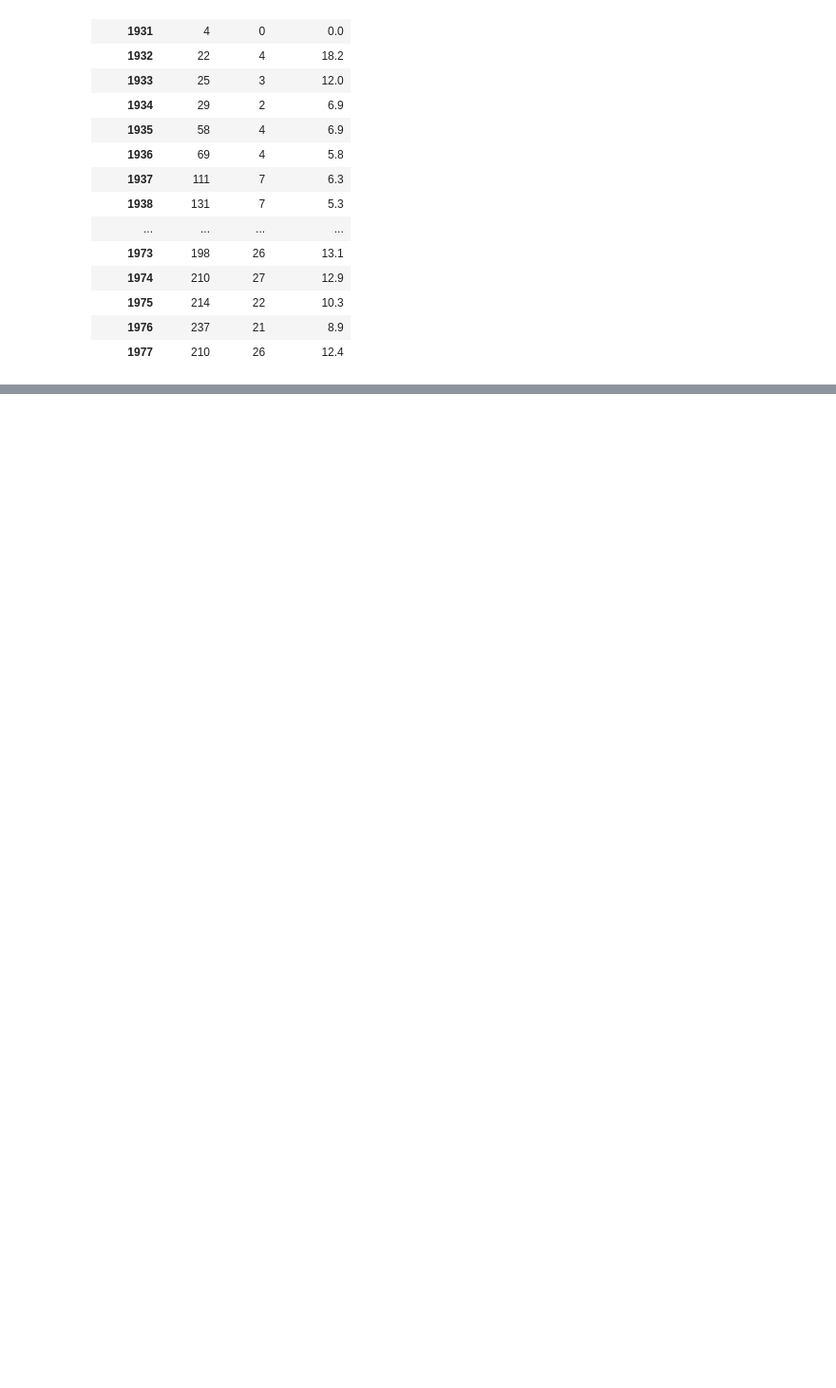
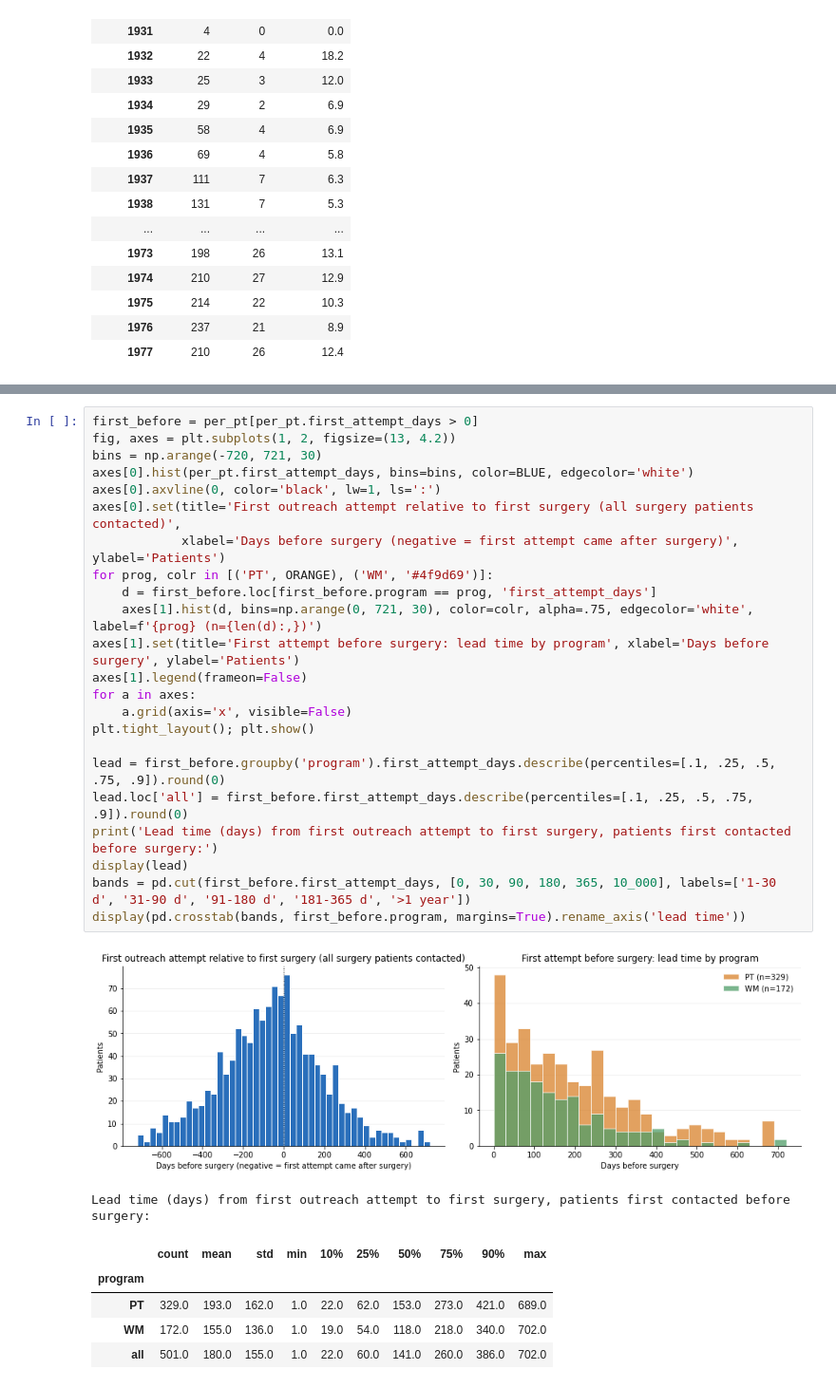
Before and after one commit to MSBradshaw/Meridian, a Jupyter notebook: notebooks/meridian_eda.ipynb, the cells around one changed output, grey strips where cells are left out. Shown at 95% size. Saved outputs shown, nothing was run; the diff lists cells and outputs as text; blank space fills up the shorter version.

```diff
--- a/notebooks/meridian_eda.ipynb
+++ b/notebooks/meridian_eda.ipynb
@@ -770,0 +813,31 @@ by_year.round(1)
+# %%
+first_before = per_pt[per_pt.first_attempt_days > 0]
+fig, axes = plt.subplots(1, 2, figsize=(13, 4.2))
+bins = np.arange(-720, 721, 30)
+axes[0].hist(per_pt.first_attempt_days, bins=bins, color=BLUE, edgecolor='white')
+axes[0].axvline(0, color='black', lw=1, ls=':')
+axes[0].set(title='First outreach attempt relative to first surgery (all surgery patients contacted)',
+            xlabel='Days before surgery (negative = first attempt came after surgery)', ylabel='Patients')
+for prog, colr in [('PT', ORANGE), ('WM', '#4f9d69')]:
+    d = first_before.loc[first_before.program == prog, 'first_attempt_days']
+    axes[1].hist(d, bins=np.arange(0, 721, 30), color=colr, alpha=.75, edgecolor='white', label=f'{prog} (n={len(d):,})')
+axes[1].set(title='First attempt before surgery: lead time by program', xlabel='Days before surgery', ylabel='Patients')
+axes[1].legend(frameon=False)
+for a in axes:
+    a.grid(axis='x', visible=False)
+plt.tight_layout(); plt.show()
+
+lead = first_before.groupby('program').first_attempt_days.describe(percentiles=[.1, .25, .5, .75, .9]).round(0)
+lead.loc['all'] = first_before.first_attempt_days.describe(percentiles=[.1, .25, .5, .75, .9]).round(0)
+print('Lead time (days) from first outreach attempt to first surgery, patients first contacted before surgery:')
+display(lead)
+bands = pd.cut(first_before.first_attempt_days, [0, 30, 90, 180, 365, 10_000], labels=['1-30 d', '31-90 d', '91-180 d', '181-365 d', '>1 year'])
+display(pd.crosstab(bands, first_before.program, margins=True).rename_axis('lead time'))
+# %% [output]
+[figure, added]
+Lead time (days) from first outreach attempt to first surgery, patients first contacted before surgery:
+|  | count | mean | std | min | 10% | 25% | 50% | 75% | 90% | max |
+| program |  |  |  |  |  |  |  |  |  |  |
+| PT | 329.0 | 193.0 | 162.0 | 1.0 | 22.0 | 62.0 | 153.0 | 273.0 | 421.0 | 689.0 |
+| WM | 172.0 | 155.0 | 136.0 | 1.0 | 19.0 | 54.0 | 118.0 | 218.0 | 340.0 | 702.0 |
+| all | 501.0 | 180.0 | 155.0 | 1.0 | 22.0 | 60.0 | 141.0 | 260.0 | 386.0 | 702.0 |
```
Also changed, not shown: parts of 8 cells of this notebook, 9 other files.
